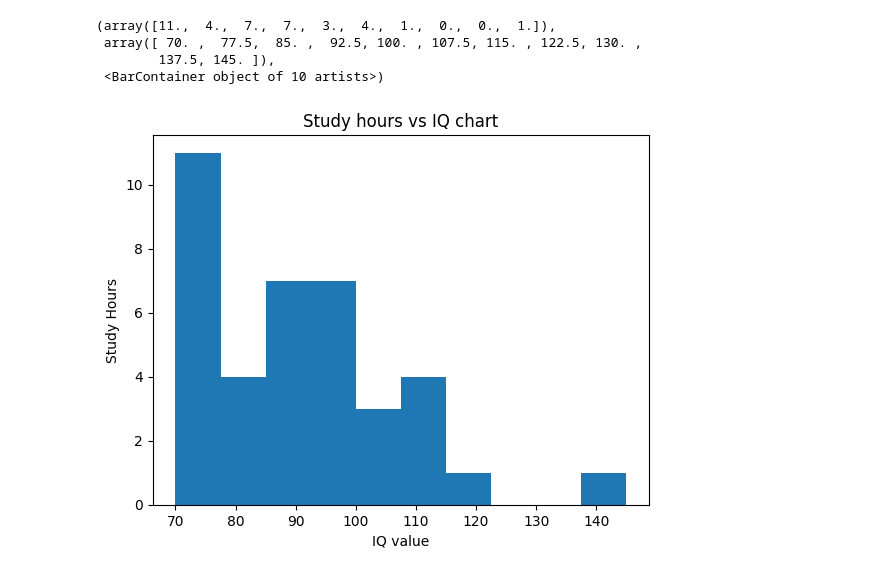
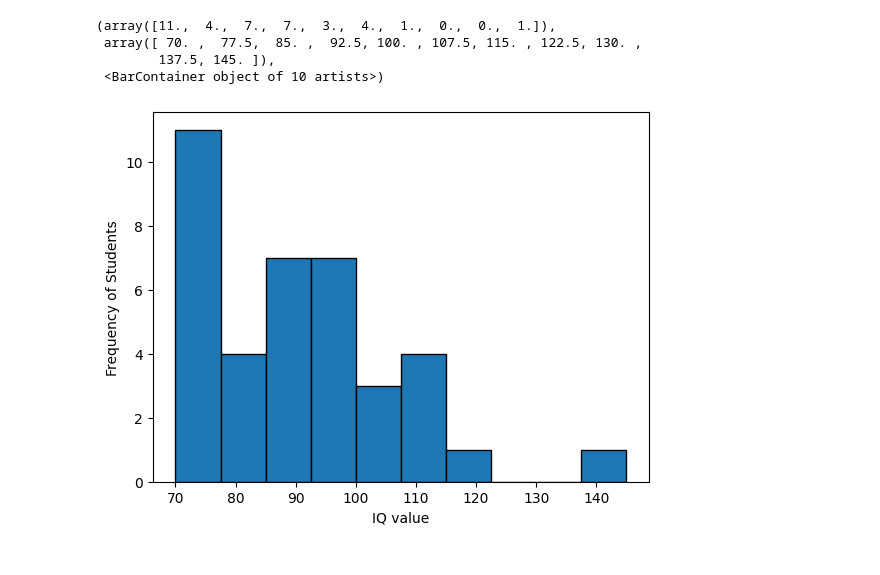
Before and after one commit to moniruzzaman01/Ai-ML, a Jupyter notebook: matplotlib/histogram.ipynb, the cells around one changed output. Cells and saved outputs as stored; diff of their text form; code cells hidden in the pictures.

Commit message:
histogram, bar and pie chart practiced

```diff
--- a/matplotlib/histogram.ipynb
+++ b/matplotlib/histogram.ipynb
@@ -1,14 +1,14 @@
 # %%
 import pandas as pd
 import matplotlib.pyplot as plt
 students = pd.read_csv("student_IQdata.csv")
-plt.title("Study hours vs IQ chart")
+# plt.title("")
 plt.xlabel("IQ value")
-plt.ylabel("Study Hours")
-plt.hist(students['IQ_Score'])
+plt.ylabel("Frequency of Students")
+plt.hist(students['IQ_Score'],edgecolor='black')
 # %% [output]
 (array([11.,  4.,  7.,  7.,  3.,  4.,  1.,  0.,  0.,  1.]),
  array([ 70. ,  77.5,  85. ,  92.5, 100. , 107.5, 115. , 122.5, 130. ,
         137.5, 145. ]),
  <BarContainer object of 10 artists>)
-[figure, old version]
+[figure, new version]
```
Also changed, not shown: parts of 2 cells of this notebook, 4 other files.
